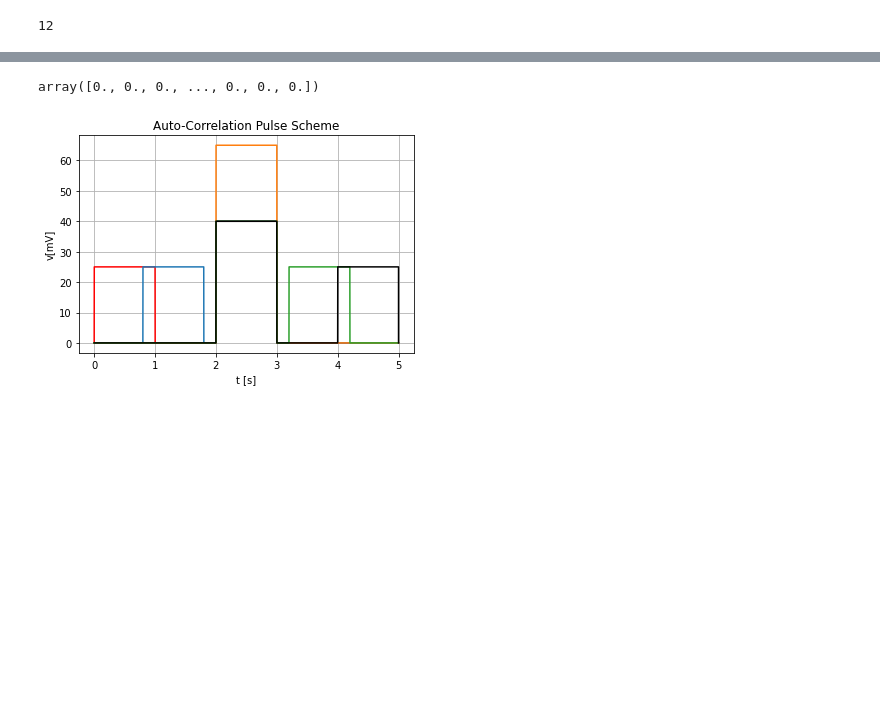
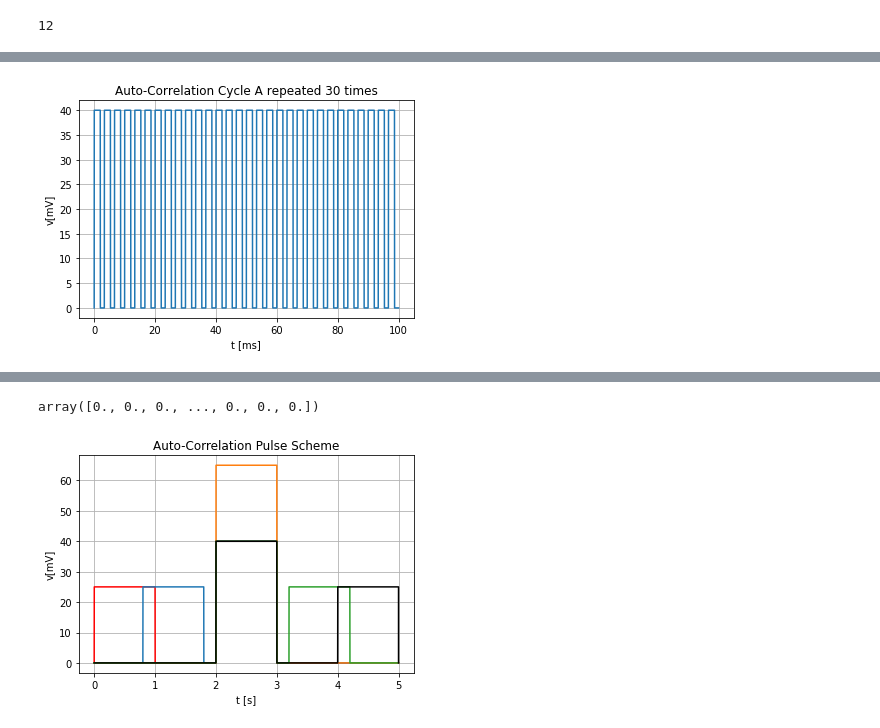
Before and after one commit to Holcan/STM, a Jupyter notebook: M8190/Autocorrelation -multiple pulses per segment.ipynb, the cells around one changed output, grey strips where cells are left out. Cells and saved outputs as stored; diff of their text form; code cells hidden in the pictures; blank space fills up the shorter version.

```diff
--- a/M8190/Autocorrelation -multiple pulses per segment.ipynb
+++ b/M8190/Autocorrelation -multiple pulses per segment.ipynb
@@ -552,3 +422,25 @@ pul,tm = Sweep(AutoCorScheme,10,step,20,7500000)
+# %%
+n = 30
+pul = Sweept(PulseSchemetest,10,0,100,7500000,n)
+#teil = int(pul[0].size/n)
+#huh = np.tile(pul[0][:teil],n)
+
+fig,axes = plt.subplots()
+axes.grid(True)
+
+plt.plot(pul[1],pul[0],label = 'Step 0' )
+#plt.plot(tim2,pul1,label = 'part2' )
+
+axes.set_xlabel('t [ms]')
+axes.set_ylabel('v[mV]')
+axes.set_title('Auto-Correlation Cycle A repeated {a} times'.format( a = n ))
+
+#axes.legend(loc = 0)
+plt.show()
+
+#fig.savefig('{a} pulses per segment.png'.format( a = n))
+# %% [output]
+[figure, added]
 # %%
 fig,axes = plt.subplots()
 
```
Also changed, not shown: parts of 50 cells of this notebook, 17 other files.
